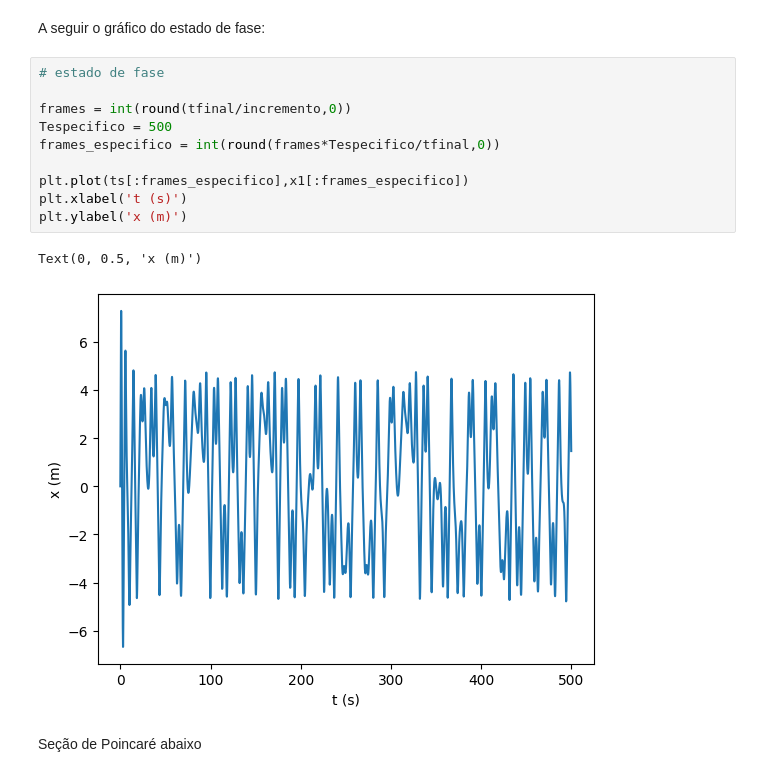
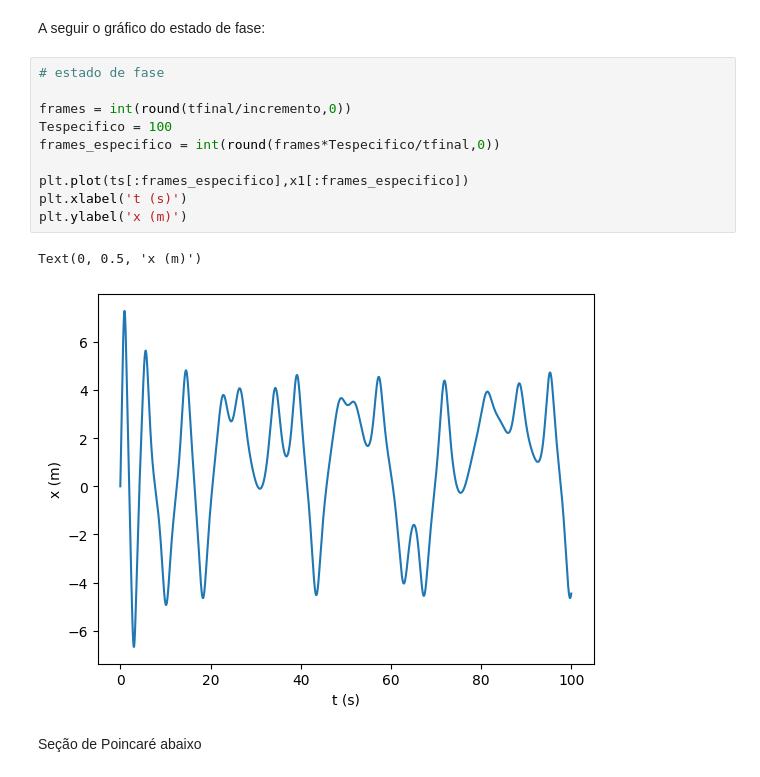
Before and after one commit to mickpires/Duffing-oscilator, a Jupyter notebook: duffing.ipynb, the cells around one changed output. Cells and saved outputs as stored; diff of their text form.

```diff
--- a/duffing.ipynb
+++ b/duffing.ipynb
@@ -53,16 +53,16 @@ A seguir o gráfico do estado de fase:
 # %%
 # estado de fase
 
 frames = int(round(tfinal/incremento,0))
-Tespecifico = 500
+Tespecifico = 100
 frames_especifico = int(round(frames*Tespecifico/tfinal,0))
 
 plt.plot(ts[:frames_especifico],x1[:frames_especifico])
 plt.xlabel('t (s)')
 plt.ylabel('x (m)')
 # %% [output]
 Text(0, 0.5, 'x (m)')
-[figure, old version]
+[figure, new version]
 # %% [markdown]
 Seção de Poincaré abaixo
 # %%
```
Also changed, not shown: parts of 4 cells of this notebook.
